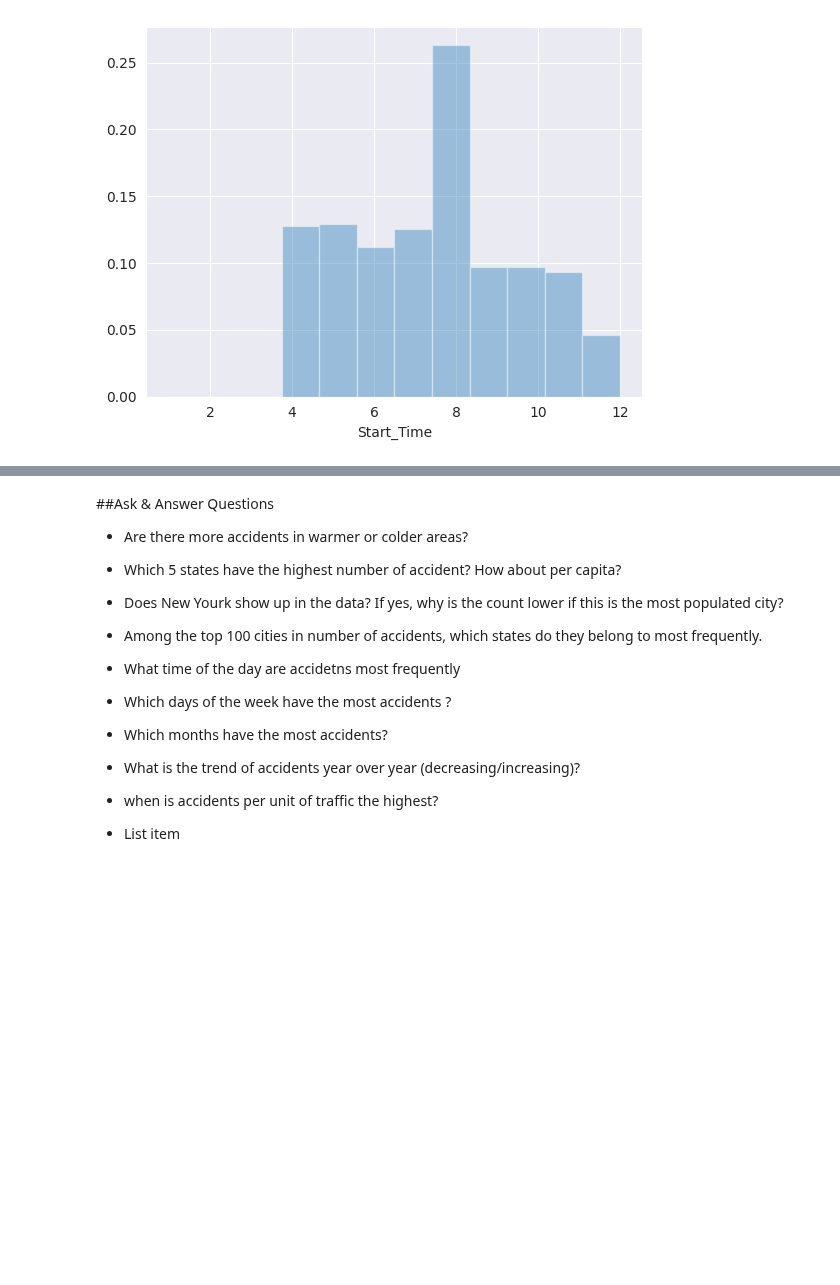
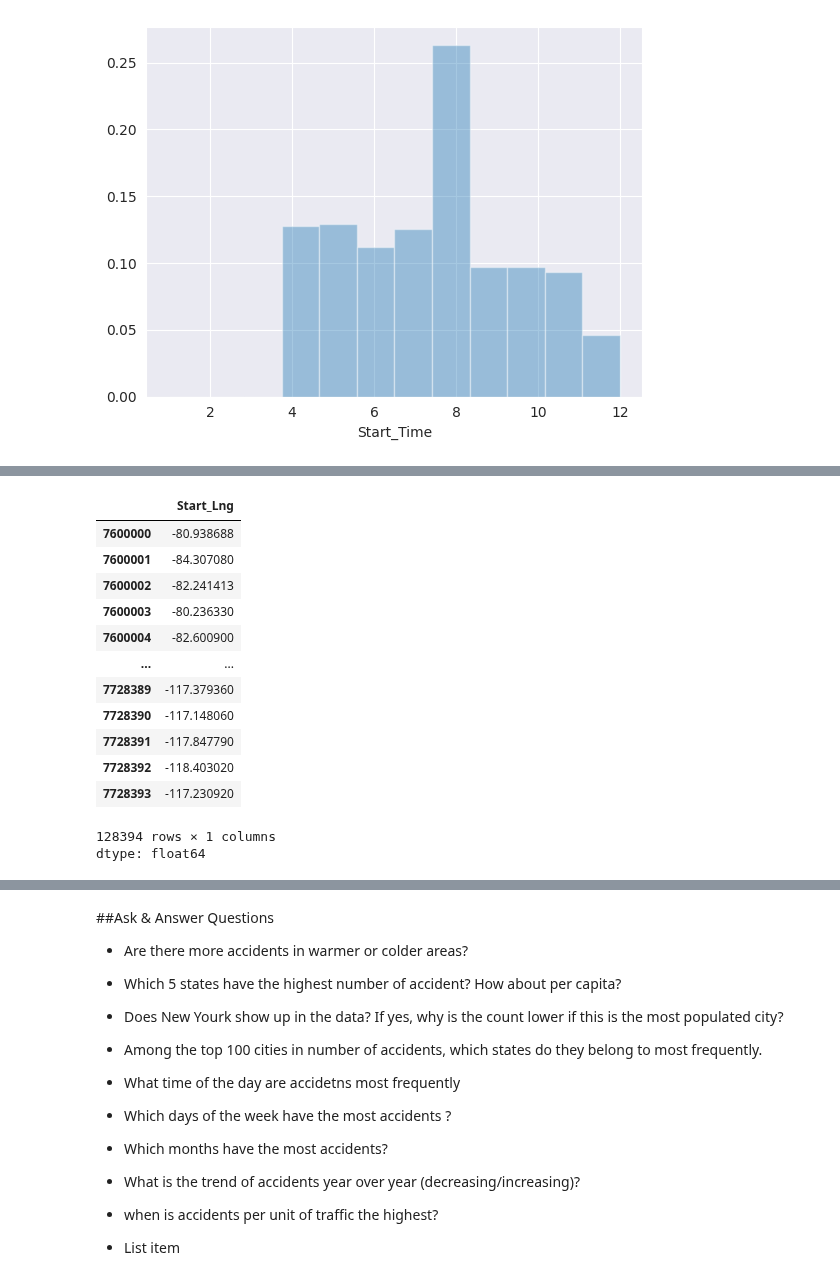
Before and after one commit to MuntasirAraf14/EDA_-Exploratory-Data-Analysis-, a Jupyter notebook: EDA_project(1).ipynb, the cells around one changed output, grey strips where cells are left out. Saved outputs shown, nothing was run; the diff lists cells and outputs as text; code cells hidden in the pictures; blank space fills up the shorter version.

```diff
--- a/EDA_project(1).ipynb
+++ b/EDA_project(1).ipynb
@@ -338,0 +358,17 @@ https://gist.github.com/mwaskom/de44147ed2974457ad6372750bbe5751
+# %%
+df.Start_Lng
+# %% [output]
+|  | Start_Lng |
+| 7600000 | -80.938688 |
+| 7600001 | -84.307080 |
+| 7600002 | -82.241413 |
+| 7600003 | -80.236330 |
+| 7600004 | -82.600900 |
+| ... | ... |
+| 7728389 | -117.379360 |
+| 7728390 | -117.148060 |
+| 7728391 | -117.847790 |
+| 7728392 | -118.403020 |
+| 7728393 | -117.230920 |
+128394 rows × 1 columns
+dtype: float64
```
Also changed, not shown: parts of 10 cells of this notebook.
